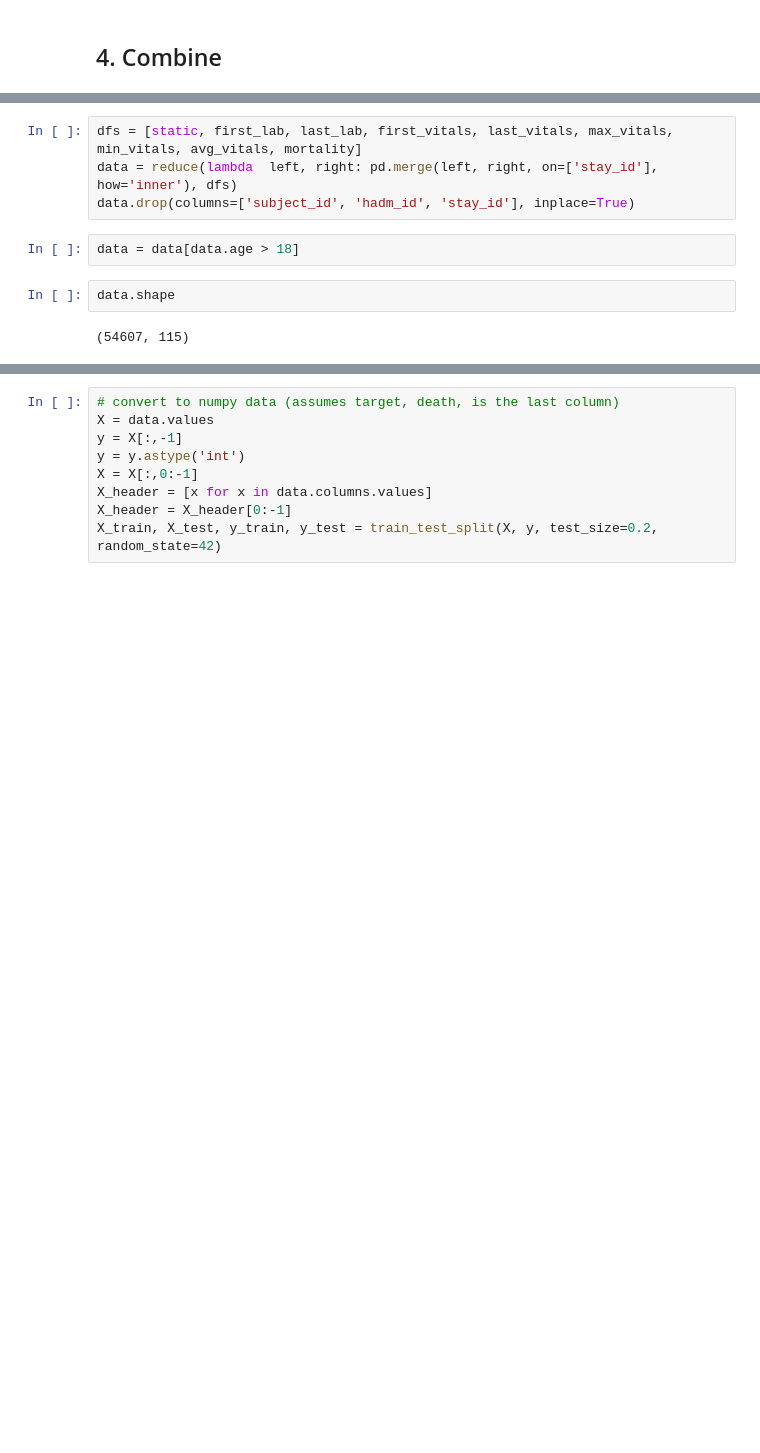
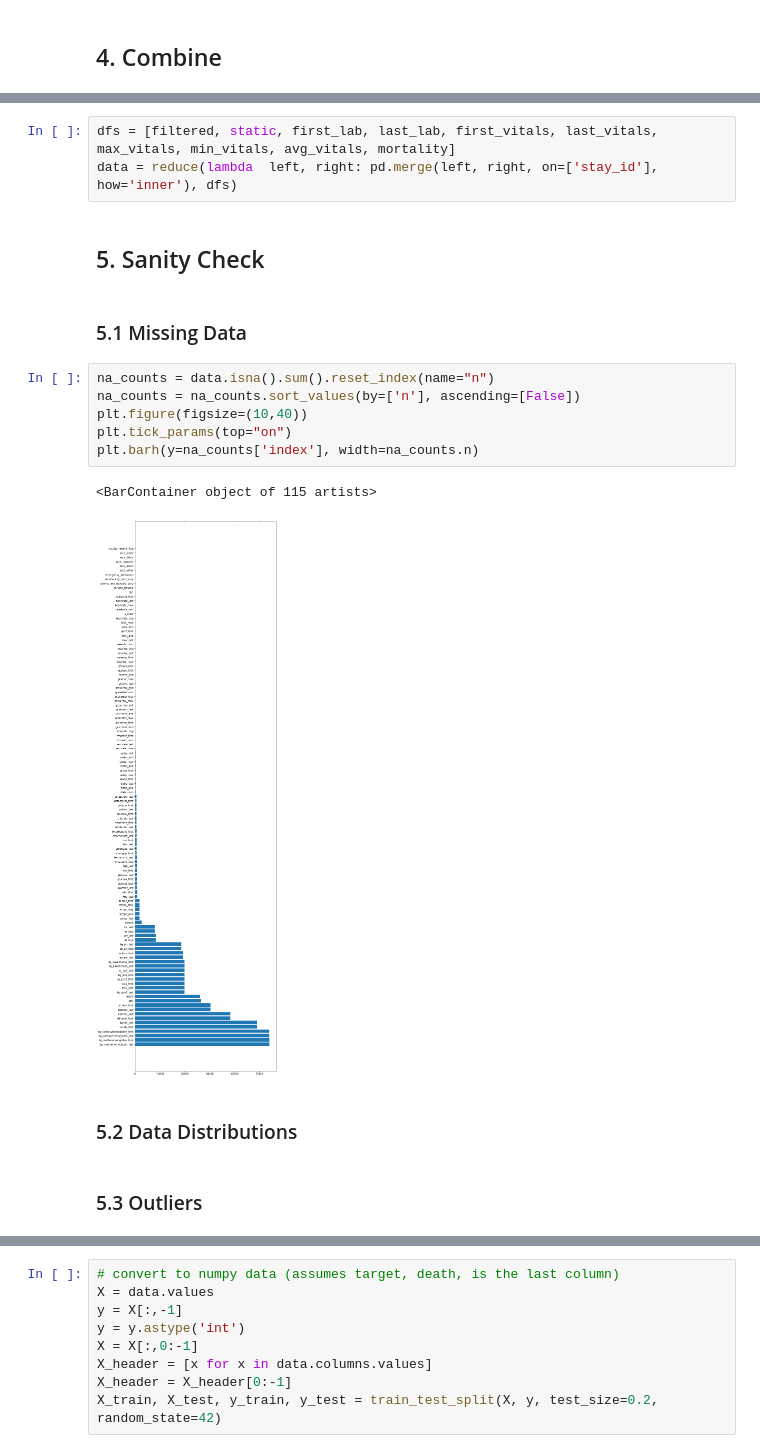
Before and after one commit to ryashpal/mimic_iii_explore, a Jupyter notebook: analysis/machine_learning/mimic_iv_feature_engineering_2.ipynb, the cells around one changed output, grey strips where cells are left out. Saved outputs shown, nothing was run; the diff lists cells and outputs as text; blank space fills up the shorter version.

```diff
--- a/analysis/machine_learning/mimic_iv_feature_engineering_2.ipynb
+++ b/analysis/machine_learning/mimic_iv_feature_engineering_2.ipynb
@@ -1110,11 +1147,21 @@ static.shape, first_lab.shape, last_lab.shape, first_vitals.shape, last_vitals.s
 # %%
-dfs = [static, first_lab, last_lab, first_vitals, last_vitals, max_vitals, min_vitals, avg_vitals, mortality]
+dfs = [filtered, static, first_lab, last_lab, first_vitals, last_vitals, max_vitals, min_vitals, avg_vitals, mortality]
 data = reduce(lambda  left, right: pd.merge(left, right, on=['stay_id'], how='inner'), dfs)
-data.drop(columns=['subject_id', 'hadm_id', 'stay_id'], inplace=True)
-# %%
-data = data[data.age > 18]
-# %%
-data.shape
-# %% [output]
-(54607, 115)
+# %% [markdown]
+## 5. Sanity Check
+# %% [markdown]
+### 5.1 Missing Data
+# %%
+na_counts = data.isna().sum().reset_index(name="n")
+na_counts = na_counts.sort_values(by=['n'], ascending=[False])
+plt.figure(figsize=(10,40))
+plt.tick_params(top="on")
+plt.barh(y=na_counts['index'], width=na_counts.n)
+# %% [output]
+<BarContainer object of 115 artists>
+[figure, added]
+# %% [markdown]
+### 5.2 Data Distributions
+# %% [markdown]
+### 5.3 Outliers
 # %% [markdown]
```
Also changed, not shown: parts of 38 cells of this notebook, 5 other files.
